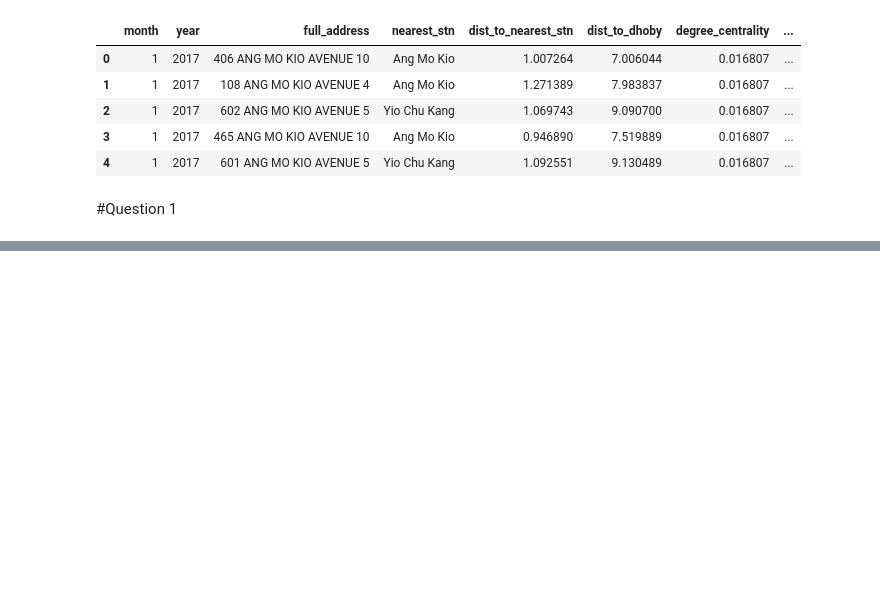
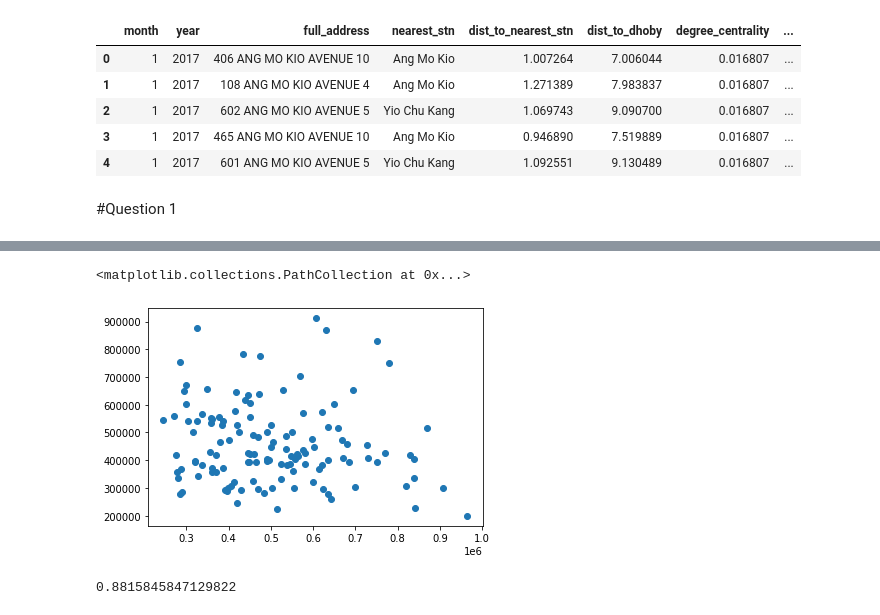
Before and after one commit to kirath2205/Neural-Network-Assignment-1, a Jupyter notebook: start_1b.ipynb, the cells around one changed output, grey strips where cells are left out. Cells and saved outputs as stored; diff of their text form; code cells hidden in the pictures; blank space fills up the shorter version.

```diff
--- a/start_1b.ipynb
+++ b/start_1b.ipynb
@@ -235,0 +329,16 @@ plt.scatter(true_values_batch_128, test_predictions_batch_128)
+# %%
+model.load_weights(checkpoint_filepath)
+test_predictions = model.predict(val_ds)
+# %%
+test_predictions_batch_128 = test_predictions[:128]
+true_values = np.concatenate([y for x, y in val_ds], axis=0)
+true_values_batch_128 = true_values[:128]
+plt.scatter(true_values_batch_128, test_predictions_batch_128)
+# %% [output]
+<matplotlib.collections.PathCollection at 0x...>
+[figure, added]
+# %%
+print('Minimum test rmse score ', min_loss)
+print('best r2 score ',best_r2_score)
+# %% [output]
+0.8815845847129822
```
Also changed, not shown: parts of 18 cells of this notebook.
